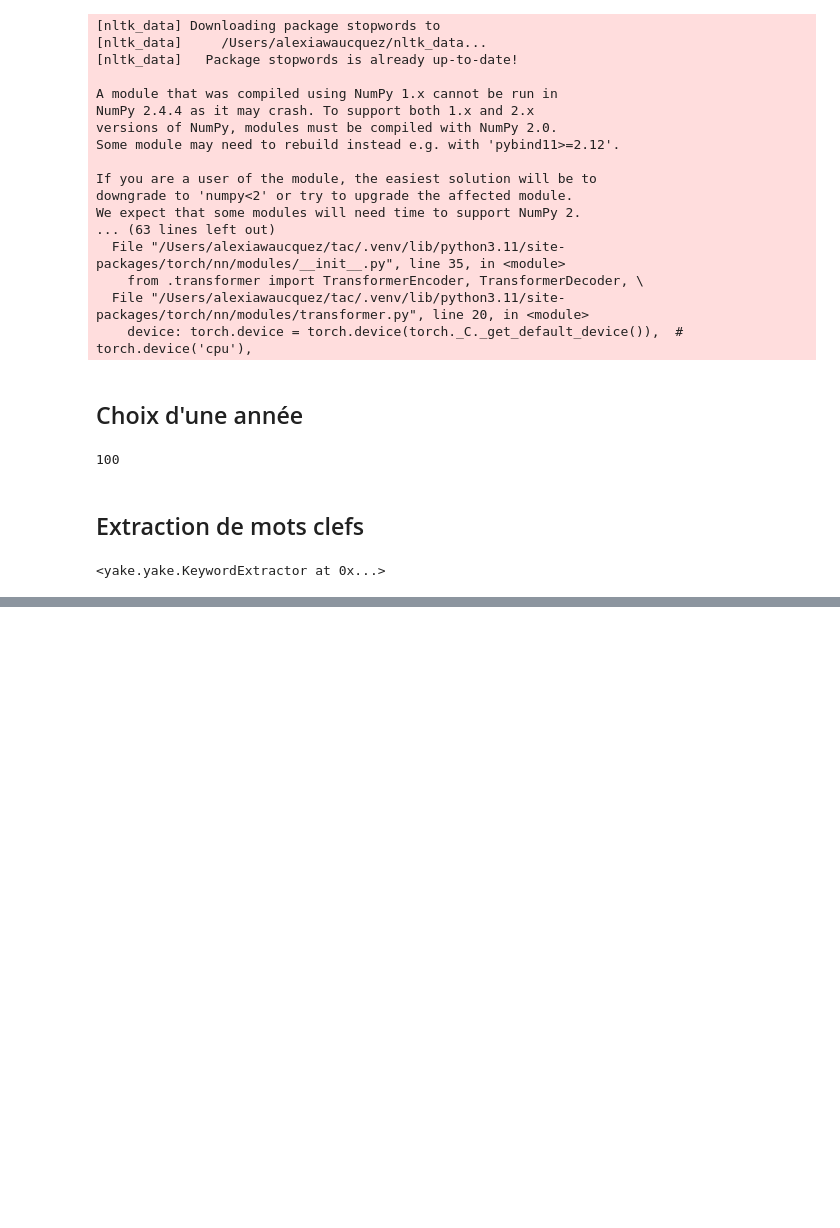
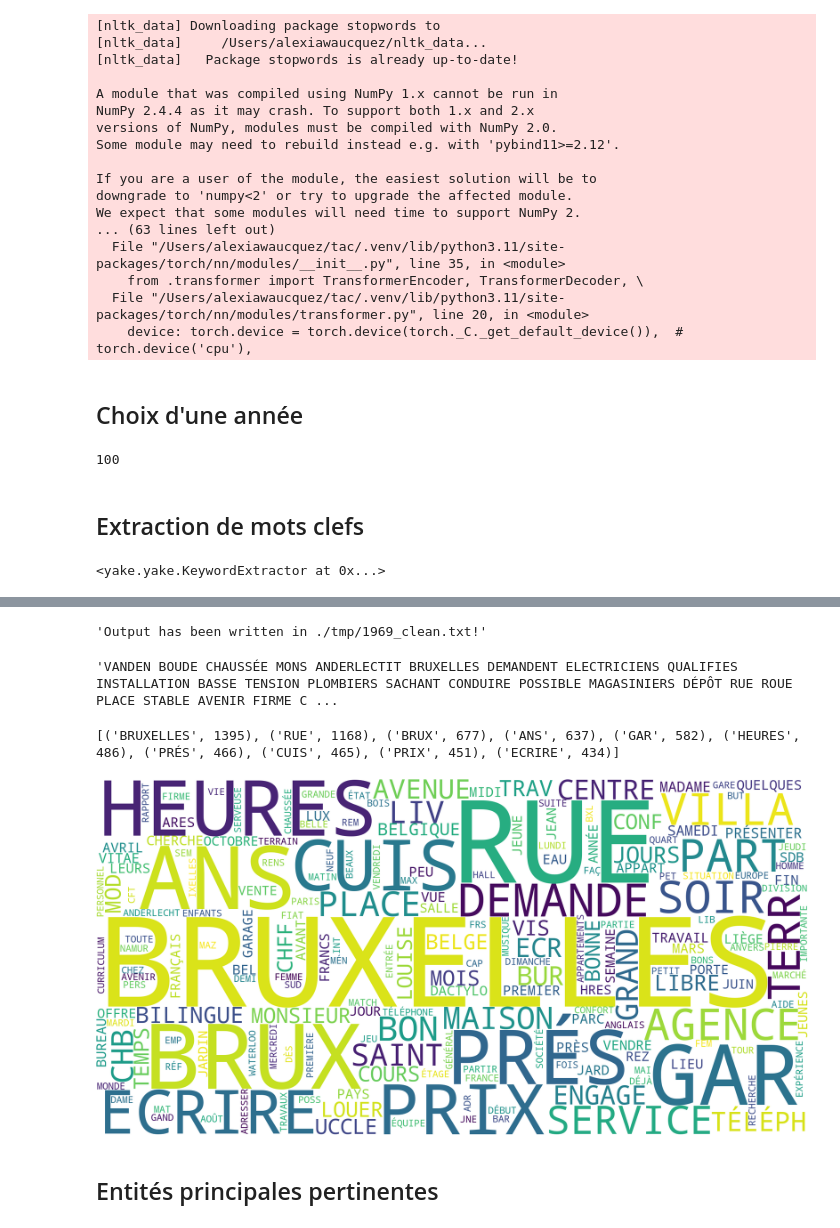
Before and after one commit to Alex-W-25/tac, a Jupyter notebook: tps/tp2/Notebooktp2.ipynb, the cells around one changed output, grey strips where cells are left out. Cells and saved outputs as stored; diff of their text form; code cells hidden in the pictures; blank space fills up the shorter version.

```diff
--- a/tps/tp2/Notebooktp2.ipynb
+++ b/tps/tp2/Notebooktp2.ipynb
@@ -69,3 +69,17 @@ kw_extractor = yake.KeywordExtractor(lan="fr", top=50)
 kw_extractor
 # %% [output]
 <yake.yake.KeywordExtractor at 0x...>
+# %%
+# Lister les Fichiers
+data_path = "./tmp"
+files = [f for f in os.listdir(data_path) if f.endswith('.txt')]
+# %%
+for f in sorted(files):
+    text = open(os.path.join(data_path, f), 'r', encoding="utf-8").read()
+    keywords = kw_extractor.extract_keywords(text)
+    kept = []
+    for kw, score in keywords:
+        words = kw.split()
+        if len(words) == 2:
+            kept.append(kw)
+    print(f"{f} mentions these keywords: {', '.join(kept)}...")
@@ -71,0 +116,25 @@ kw_extractor
+# %%
+clean_text(year, folder=temp_path)
+# %% [output]
+'Output has been written in ./tmp/1969_clean.txt!'
+# %%
+# Vérifier le résultat
+with open(os.path.join(temp_path, f'{year}_clean.txt'), 'r', encoding='utf-8') as f:
+    after = f.read()
+
+after[:500]
+# %% [output]
+'VANDEN BOUDE CHAUSSÉE MONS ANDERLECTIT BRUXELLES DEMANDENT ELECTRICIENS QUALIFIES INSTALLATION BASSE TENSION PLOMBIERS SACHANT CONDUIRE POSSIBLE MAGASINIERS DÉPÔT RUE ROUE PLACE STABLE AVENIR FIRME C ...
+# %%
+frequencies = Counter(after.split())
+print(frequencies.most_common(10))
+# %% [output]
+[('BRUXELLES', 1395), ('RUE', 1168), ('BRUX', 677), ('ANS', 637), ('GAR', 582), ('HEURES', 486), ('PRÉS', 466), ('CUIS', 465), ('PRIX', 451), ('ECRIRE', 434)]
+# %%
+cloud = WordCloud(width=2000, height=1000, background_color='white').generate_from_frequencies(frequencies)
+cloud.to_file(os.path.join(temp_path, f"{year}.png"))
+Image(filename=os.path.join(temp_path, f"{year}.png"))
+# %% [output]
+[figure, added]
+# %% [markdown]
+## Entités principales pertinentes
```
Also changed, not shown: parts of 4 cells of this notebook, 2 other files.
